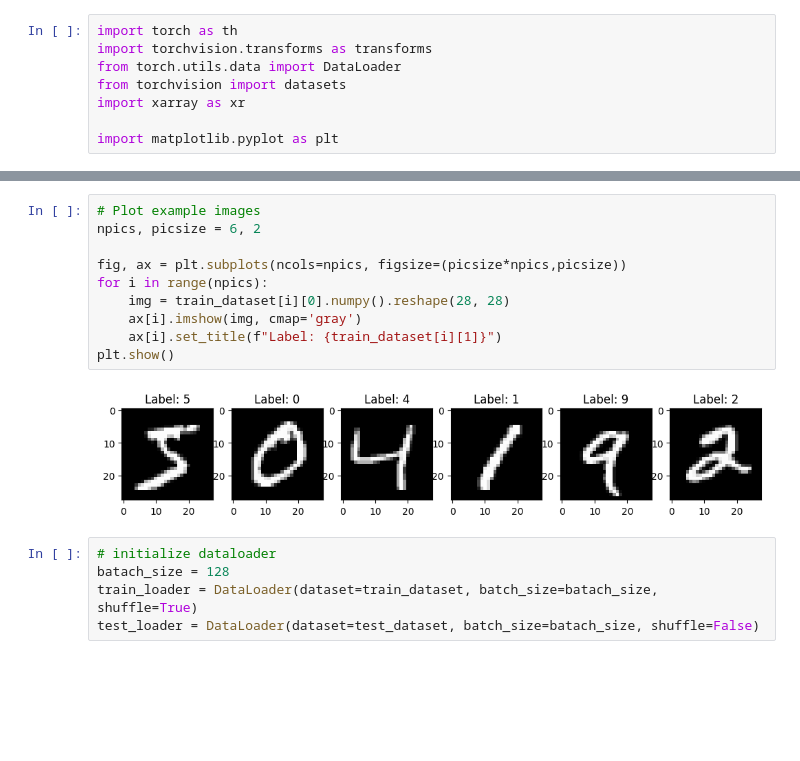
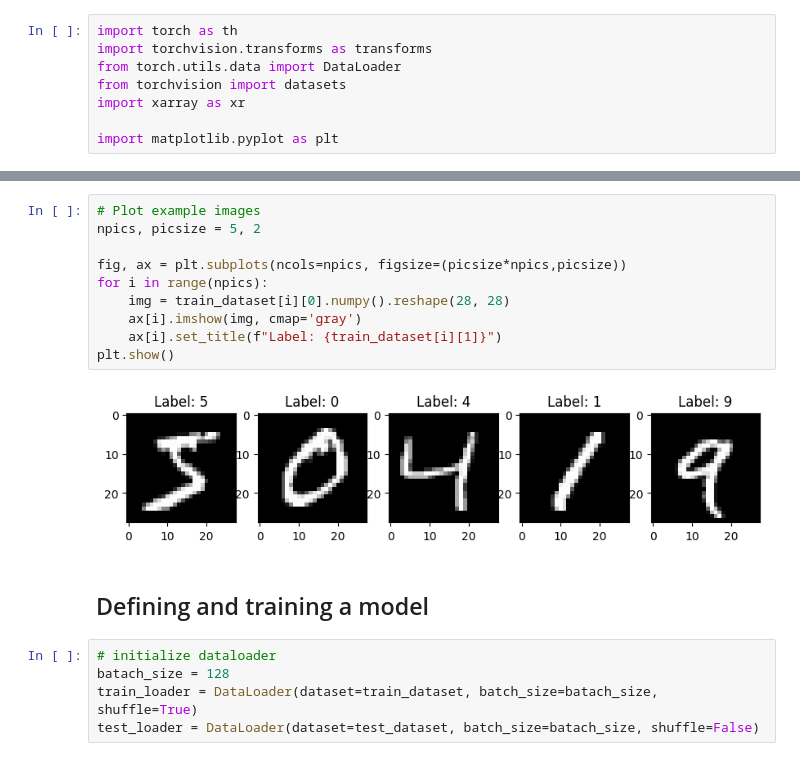
Before and after one commit to seaarts/proppy, a Jupyter notebook: examples/antwerp/torch_example.ipynb, the cells around one changed output, grey strips where cells are left out. Cells and saved outputs as stored; diff of their text form; blank space fills up the shorter version.

```diff
--- a/examples/antwerp/torch_example.ipynb
+++ b/examples/antwerp/torch_example.ipynb
@@ -38,15 +71,17 @@ The unique target labels are: [0, 1, 2, 3, 4, 5, 6, 7, 8, 9].
 # %%
 # Plot example images
-npics, picsize = 6, 2
+npics, picsize = 5, 2
 
 fig, ax = plt.subplots(ncols=npics, figsize=(picsize*npics,picsize))
 for i in range(npics):
     img = train_dataset[i][0].numpy().reshape(28, 28)
     ax[i].imshow(img, cmap='gray')
     ax[i].set_title(f"Label: {train_dataset[i][1]}")
 plt.show()
 # %% [output]
-[figure, old version]
+[figure, new version]
+# %% [markdown]
+## Defining and training a model
 # %%
 # initialize dataloader
 batach_size = 128
```
Also changed, not shown: parts of 15 cells of this notebook.
